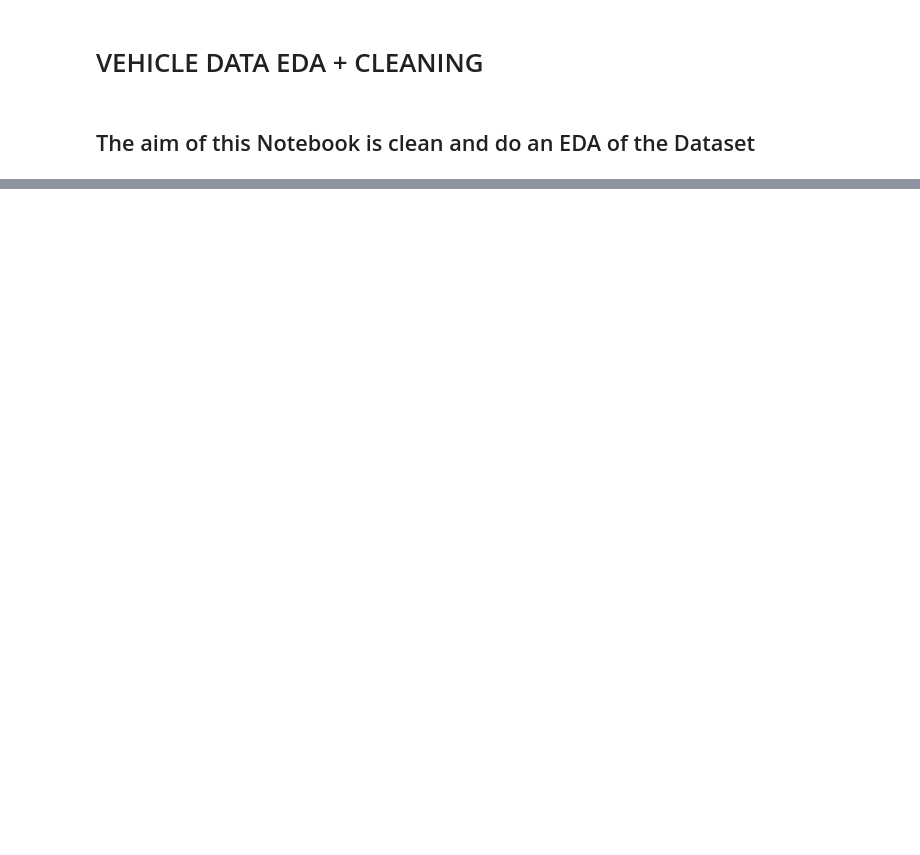
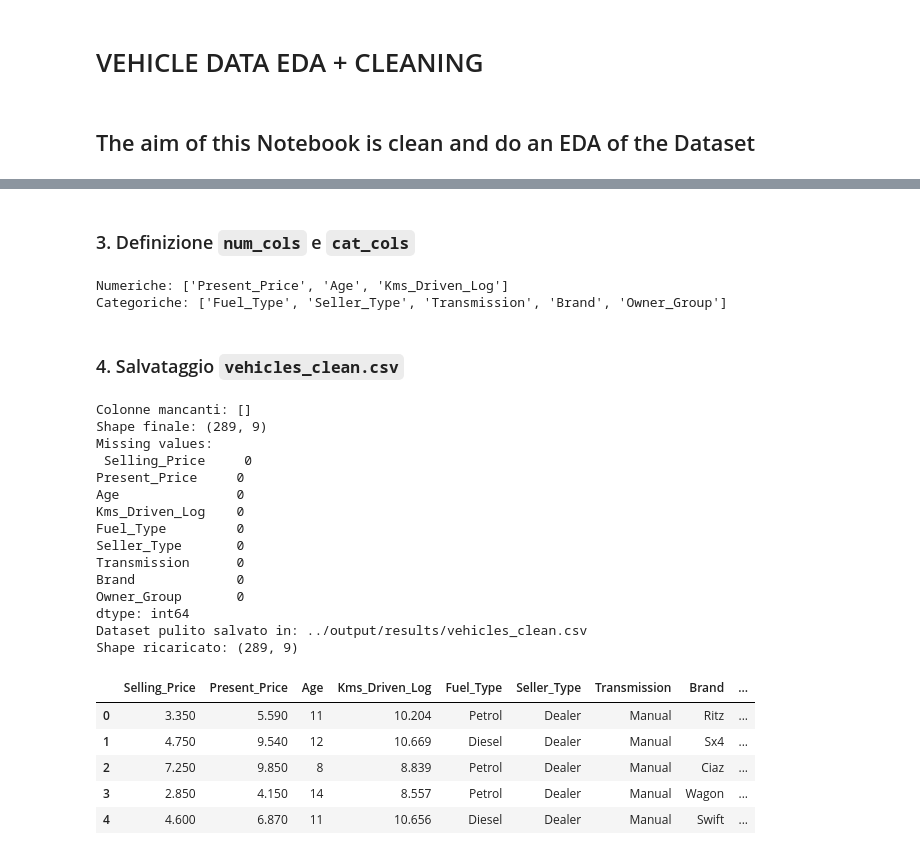
Before and after one commit to Bianchez00/Statistical_Learning_Project, a Jupyter notebook: Linear_Regression/JupyterNotebook/01_vehicle_eda_cleaning.ipynb, the cells around one changed output, grey strips where cells are left out. Saved outputs shown, nothing was run; the diff lists cells and outputs as text; code cells hidden in the pictures; blank space fills up the shorter version.

Commit message:
Fine file 01_vehicle_eda_cleaning.ipynb

```diff
--- a/Linear_Regression/JupyterNotebook/01_vehicle_eda_cleaning.ipynb
+++ b/Linear_Regression/JupyterNotebook/01_vehicle_eda_cleaning.ipynb
@@ -154,0 +222,9 @@ for col in ["fuel_type", "seller_type", "transmission"]:
+# %%
+n_before = len(df)
+p99 = df["Selling_Price"].quantile(0.99)
+df = df[df["Selling_Price"] <= p99 ]
+n_after = len(df)
+n_removed = n_before - n_after
+print(f"Righe iniziali Selling_Price : {n_before}")
+print(f"Righe finali Selling_Price: {n_after}")
+print(f"Righe rimosse Selling_Price : {n_removed}")
@@ -154,0 +270,63 @@ for col in ["fuel_type", "seller_type", "transmission"]:
+# %% [markdown]
+### 3. Definizione `num_cols` e `cat_cols`
+# %%
+# dopo l’EDA e PRIMA di definire num_cols/cat_cols
+df["Brand"] = df["Car_Name"].str.split().str[0].str.title()
+
+df["Owner_Group"] = (
+    df["Owner"]
+      .where(df["Owner"] < 2, 2)                 # 0,1,2
+      .map({0: "owner_0", 1: "owner_1", 2: "owner_2plus"})
+)
+
+num_cols = ["Present_Price","Age","Kms_Driven_Log"]
+cat_cols = ["Fuel_Type", "Seller_Type", "Transmission", "Brand", "Owner_Group"]
+
+print("Numeriche:", num_cols)
+print("Categoriche:", cat_cols)
+# %% [output]
+Numeriche: ['Present_Price', 'Age', 'Kms_Driven_Log']
+Categoriche: ['Fuel_Type', 'Seller_Type', 'Transmission', 'Brand', 'Owner_Group']
+# %% [markdown]
+### 4. Salvataggio `vehicles_clean.csv`
+# %%
+final_cols = ["Selling_Price"] + num_cols + cat_cols
+
+missing = [c for c in (["Selling_Price"] + num_cols + cat_cols) if c not in df.columns]
+print("Colonne mancanti:", missing)
+
+df_clean = df[final_cols].copy()
+
+print("Shape finale:", df_clean.shape)
+print("Missing values:\n", df_clean.isna().sum())
+
+out_path = "../output/results/vehicles_clean.csv"
+df_clean.to_csv(out_path, index=False)
+print(f"Dataset pulito salvato in: {out_path}")
+
+
+check = pd.read_csv(out_path)
+print("Shape ricaricato:", check.shape)
+check.head()
+# %% [output]
+Colonne mancanti: []
+Shape finale: (289, 9)
+Missing values:
+ Selling_Price     0
+Present_Price     0
+Age               0
+Kms_Driven_Log    0
+Fuel_Type         0
+Seller_Type       0
+Transmission      0
+Brand             0
+Owner_Group       0
+dtype: int64
+Dataset pulito salvato in: ../output/results/vehicles_clean.csv
+Shape ricaricato: (289, 9)
+|  | Selling_Price | Present_Price | Age | Kms_Driven_Log | Fuel_Type | Seller_Type | Transmission | Brand | ... |
+| 0 | 3.350 | 5.590 | 11 | 10.204 | Petrol | Dealer | Manual | Ritz | ... |
+| 1 | 4.750 | 9.540 | 12 | 10.669 | Diesel | Dealer | Manual | Sx4 | ... |
+| 2 | 7.250 | 9.850 | 8 | 8.839 | Petrol | Dealer | Manual | Ciaz | ... |
+| 3 | 2.850 | 4.150 | 14 | 8.557 | Petrol | Dealer | Manual | Wagon | ... |
+| 4 | 4.600 | 6.870 | 11 | 10.656 | Diesel | Dealer | Manual | Swift | ... |
```
Also changed, not shown: parts of 39 cells of this notebook, 2 other files.
